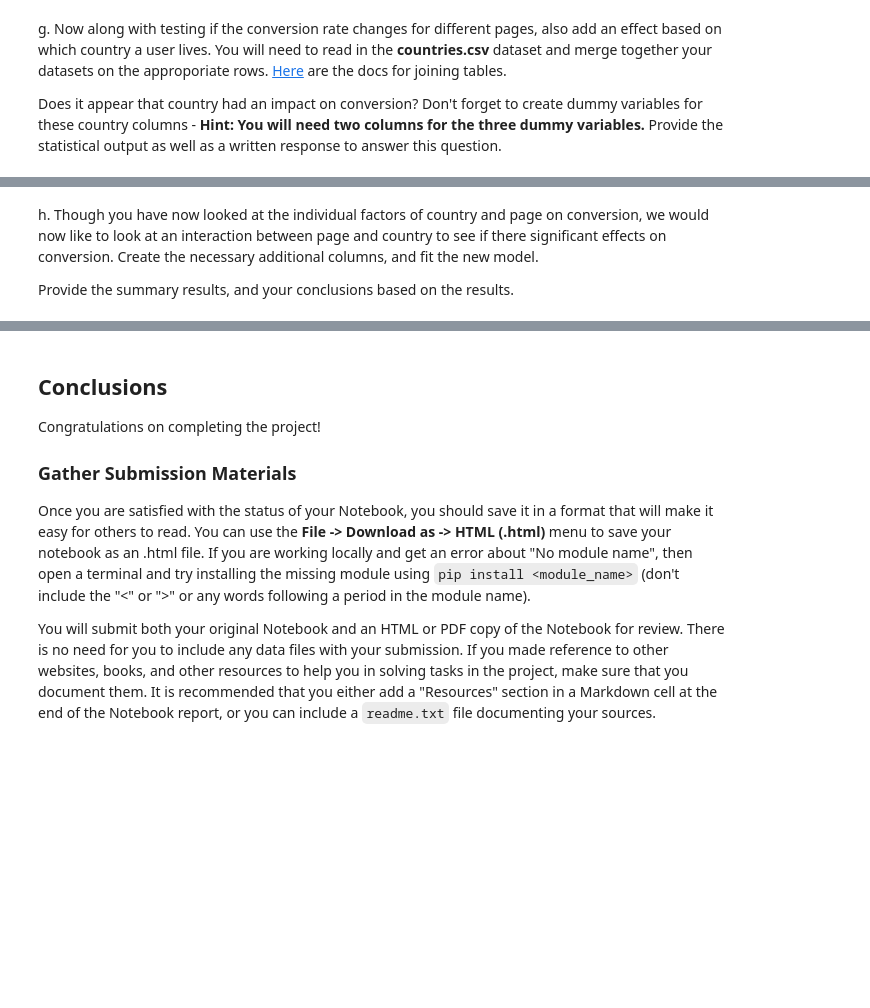
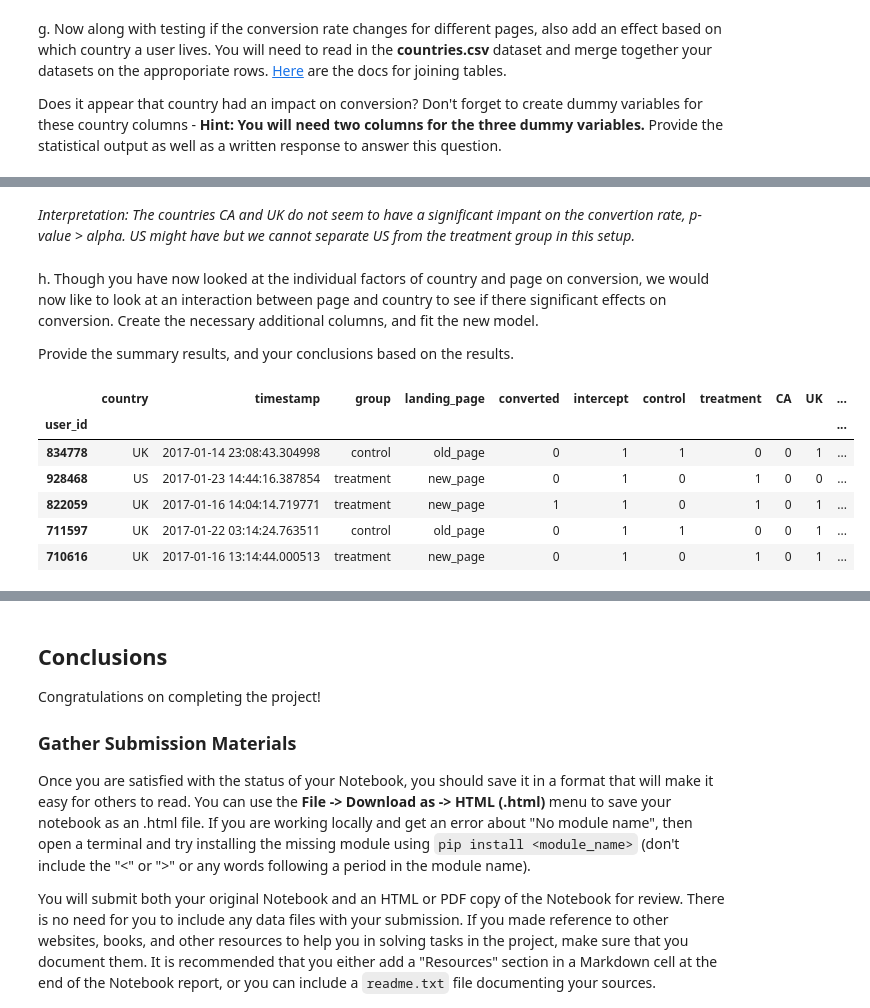
Before and after one commit to KarinWiberg/uc_dataanalytics_ab_test, a Jupyter notebook: ab_test_results.ipynb, the cells around one changed output, grey strips where cells are left out. Cells and saved outputs as stored; diff of their text form; code cells hidden in the pictures; blank space fills up the shorter version.

```diff
--- a/ab_test_results.ipynb
+++ b/ab_test_results.ipynb
@@ -415,3 +518,5 @@ df_new = countries_df.set_index('user_id').join(df2.set_index('user_id'), how='i
+# %% [markdown]
+_Interpretation: The countries CA and UK do not seem to have a significant impant on the convertion rate, p-value > alpha. US might have but we cannot separate US from the treatment group in this setup._
 # %% [markdown]
 h. Though you have now looked at the individual factors of country and page on conversion, we would now like to look at an interaction between page and country to see if there significant effects on conversion.  Create the necessary additional columns, and fit the new model.
 
@@ -420,0 +524,16 @@ Provide the summary results, and your conclusions based on the results.
+# %%
+#df3['ctrl_CA'] = df3['control']*df3['CA']
+#df3['ctrl_UK'] = df3['control']*df3['UK']
+df3['ctrl_US'] = df3['control']*df3['US']
+#df3['treat_CA'] = df3['treatment']*df3['CA']
+#df3['treat_UK'] = df3['treatment']*df3['UK']
+df3['treat_US'] = df3['treatment']*df3['US']
+df3.head()
+# %% [output]
+|  | country | timestamp | group | landing_page | converted | intercept | control | treatment | CA | UK | ... |
+| user_id |  |  |  |  |  |  |  |  |  |  | ... |
+| 834778 | UK | 2017-01-14 23:08:43.304998 | control | old_page | 0 | 1 | 1 | 0 | 0 | 1 | ... |
+| 928468 | US | 2017-01-23 14:44:16.387854 | treatment | new_page | 0 | 1 | 0 | 1 | 0 | 0 | ... |
+| 822059 | UK | 2017-01-16 14:04:14.719771 | treatment | new_page | 1 | 1 | 0 | 1 | 0 | 1 | ... |
+| 711597 | UK | 2017-01-22 03:14:24.763511 | control | old_page | 0 | 1 | 1 | 0 | 0 | 1 | ... |
+| 710616 | UK | 2017-01-16 13:14:44.000513 | treatment | new_page | 0 | 1 | 0 | 1 | 0 | 1 | ... |
```
Also changed, not shown: parts of 18 cells of this notebook.
